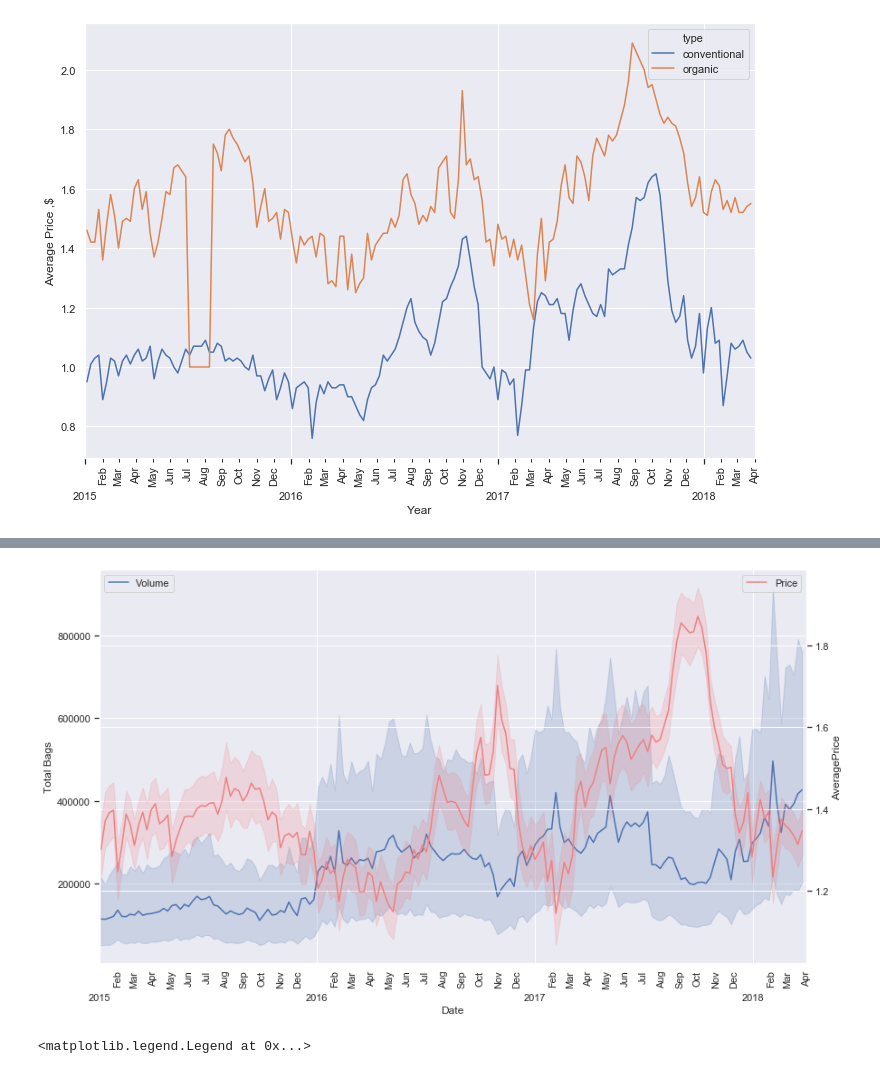
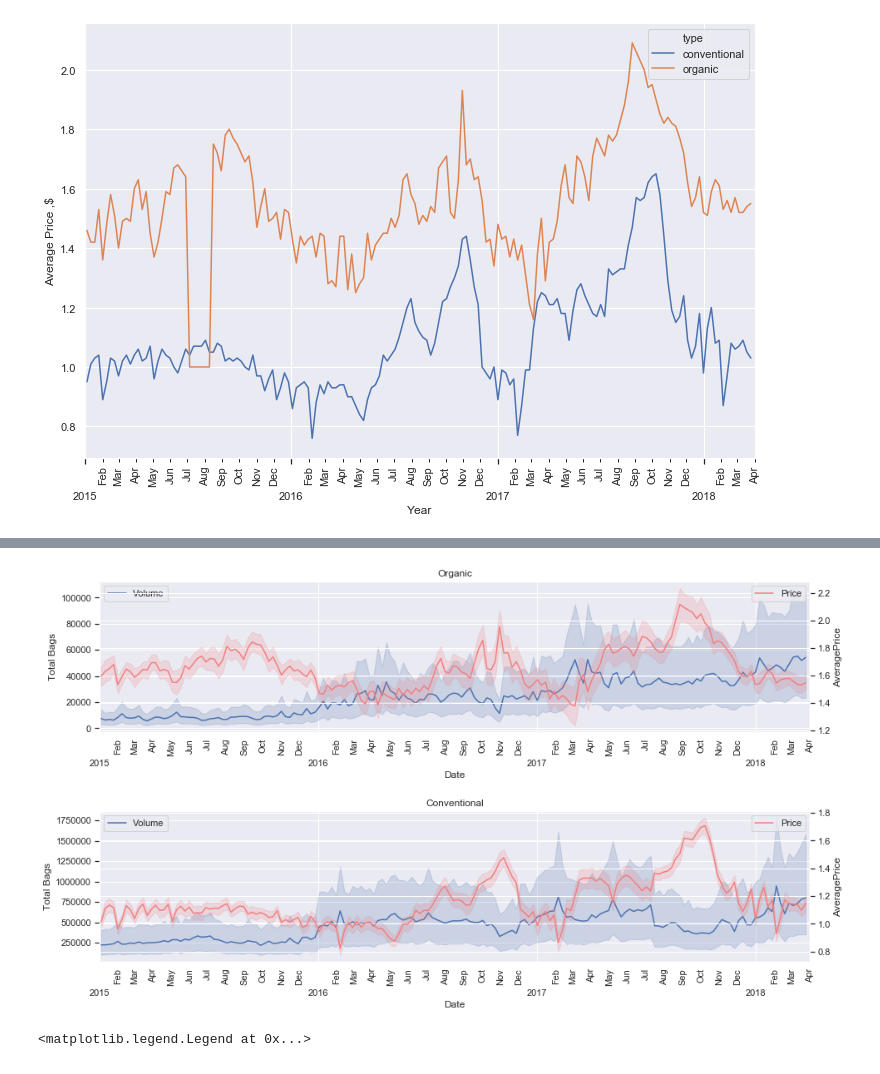
Before and after one commit to kurelaitisk/avocado-data, a Jupyter notebook: avocado.ipynb, the cells around one changed output, grey strips where cells are left out. Drawn from its saved outputs; the diff is of its cells as text; code cells hidden in the pictures.

```diff
--- a/avocado.ipynb
+++ b/avocado.ipynb
@@ -247,27 +247,41 @@ sns.lineplot(x=avocados_data['AveragePrice'], y=avocados_data['Total Bags'], hue
 # %%
 sns.set(rc={'figure.figsize':(14,8)})
 years = mdates.YearLocator()
 months = mdates.MonthLocator()
 monthsFmt = mdates.DateFormatter('%b')
 yearsFmt = mdates.DateFormatter('\n\n%Y')
-fig12, ax12 = plt.subplots()
-sns.lineplot(x=pd.to_datetime(avocados_data['Date']), y=avocados_data['Total Bags'], label='Volume')
-ax11 = ax12.twinx()
-sns.lineplot(x=pd.to_datetime(avocados_data['Date']), y=avocados_data['AveragePrice'], label='Price',color="lightcoral")
+fig12, ax12 = plt.subplots(2)
+sns.lineplot(x=pd.to_datetime(avocados_data[avocados_data.type=='organic']['Date']), y=avocados_data[avocados_data.type=='organic']['Total Bags'], label='Volume', ax=ax12[0])
+ax11= ax12[0].twinx()
+sns.lineplot(x=pd.to_datetime(avocados_data[avocados_data.type=='organic']['Date']), y=avocados_data[avocados_data.type=='organic']['AveragePrice'], label='Price',color="lightcoral", ax=ax11)
+
+sns.lineplot(x=pd.to_datetime(avocados_data[avocados_data.type=='conventional']['Date']), y=avocados_data[avocados_data.type=='conventional']['Total Bags'], label='Volume', ax=ax12[1])
+ax13= ax12[1].twinx()
+sns.lineplot(x=pd.to_datetime(avocados_data[avocados_data.type=='conventional']['Date']), y=avocados_data[avocados_data.type=='conventional']['AveragePrice'], label='Price',color="lightcoral", ax=ax13)
+
 datemin = np.datetime64(pd.to_datetime(avocados_data['Date']).min(), 'Y')
 datemax = np.datetime64(pd.to_datetime(avocados_data['Date']).max(), 'Y') + np.timedelta64(3, 'M')
-ax12.set_xlim(datemin, datemax)
+ax12[0].set_xlim(datemin, datemax)
+ax12[1].set_xlim(datemin, datemax)
 ax11.legend(loc=0)
-ax12.legend(loc=2)
+ax13.legend(loc=0)
+ax12[0].legend(loc=2)
+ax12[1].legend(loc=2)
 
-ax12.xaxis.set_major_locator(years)
-ax12.xaxis.set_major_formatter(yearsFmt)
+ax12[0].xaxis.set_major_locator(years)
+ax12[0].xaxis.set_major_formatter(yearsFmt)
+ax12[0].set(title='Organic')
+ax12[1].xaxis.set_major_locator(years)
+ax12[1].xaxis.set_major_formatter(yearsFmt)
+ax12[1].set(title='Conventional')
 
-
-
-ax12.xaxis.set_minor_locator(months)
-ax12.xaxis.set_minor_formatter(monthsFmt)
-plt.setp(ax12.xaxis.get_minorticklabels(), rotation=90)
+ax12[0].xaxis.set_minor_locator(months)
+ax12[0].xaxis.set_minor_formatter(monthsFmt)
+plt.setp(ax12[0].xaxis.get_minorticklabels(), rotation=90)
+ax12[1].xaxis.set_minor_locator(months)
+ax12[1].xaxis.set_minor_formatter(monthsFmt)
+plt.setp(ax12[1].xaxis.get_minorticklabels(), rotation=90)
 plt.rcParams['xtick.bottom'] = True
+fig12.tight_layout(pad=2)
 # %% [output]
-[figure, old version]
+[figure, new version]
```
Also changed, not shown: parts of 3 cells of this notebook.
